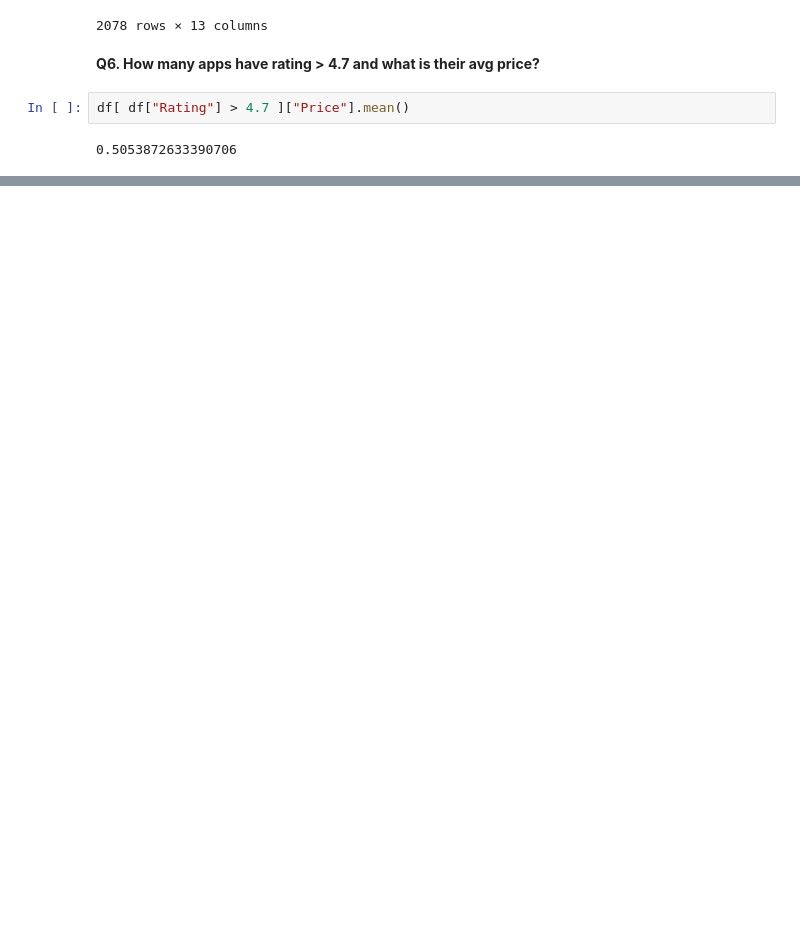
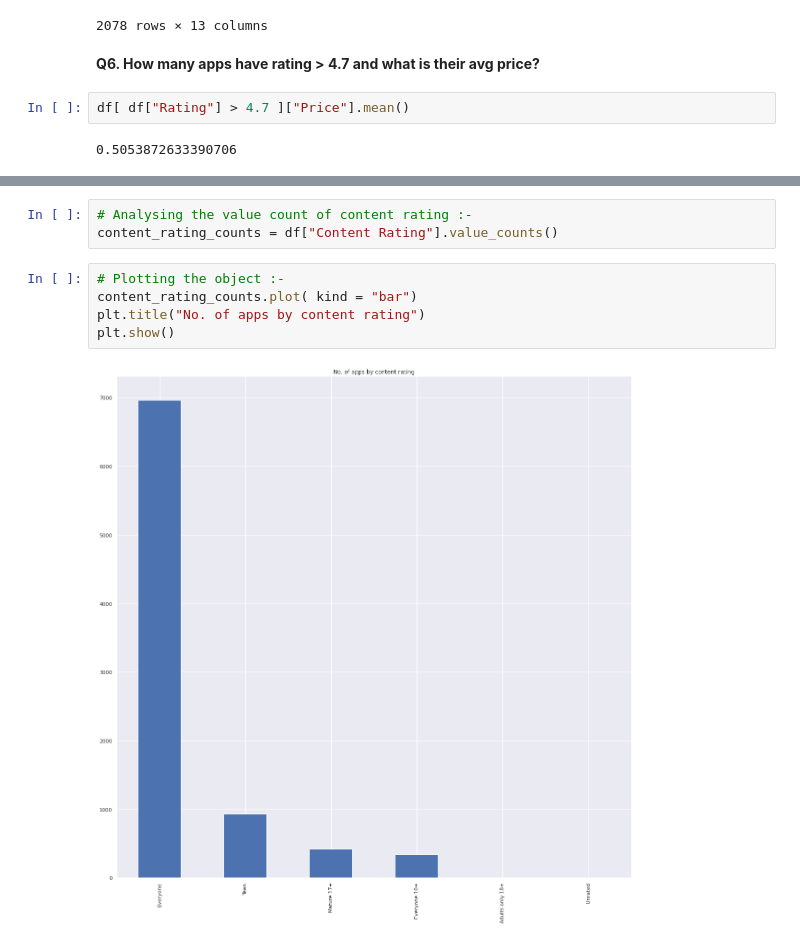
Before and after one commit to Gaurideshmukh5/EDA-capstone-project_Playstore-data-analysis, a Jupyter notebook: EDA_Play_Store_App_Review_Analysis_Capstone_Project.ipynb, the cells around one changed output, grey strips where cells are left out. Drawn from its saved outputs; the diff is of its cells as text; blank space fills up the shorter version.

```diff
--- a/EDA_Play_Store_App_Review_Analysis_Capstone_Project.ipynb
+++ b/EDA_Play_Store_App_Review_Analysis_Capstone_Project.ipynb
@@ -1003,0 +1068,10 @@ df[ df["Rating"] > 4.7 ]["Price"].mean()
+# %%
+# Analysing the value count of content rating :-
+content_rating_counts = df["Content Rating"].value_counts()
+# %%
+# Plotting the object :-
+content_rating_counts.plot( kind = "bar")
+plt.title("No. of apps by content rating")
+plt.show()
+# %% [output]
+[figure, added]
```
Also changed, not shown: parts of 29 cells of this notebook.
